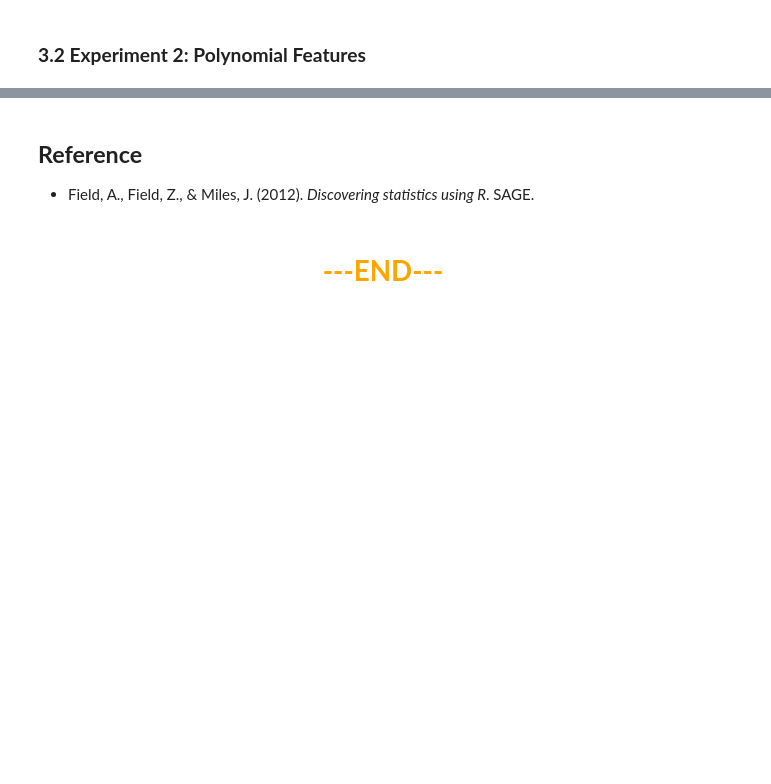
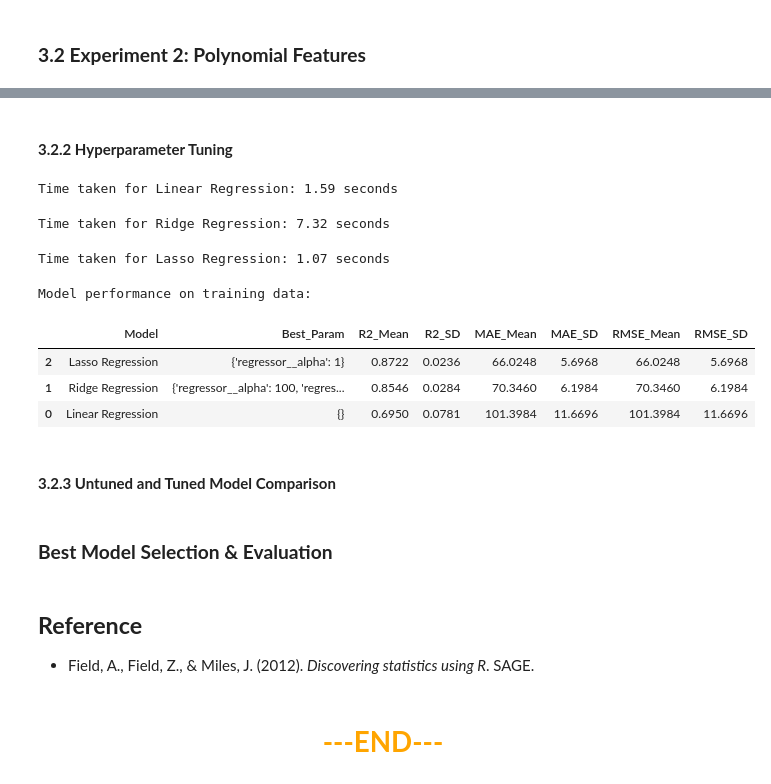
Before and after one commit to LingAdeu/dynamic-pricing-model, a Jupyter notebook: notebook/notebook.ipynb, the cells around one changed output, grey strips where cells are left out. Saved outputs shown, nothing was run; the diff lists cells and outputs as text; code cells hidden in the pictures; blank space fills up the shorter version.

```diff
--- a/notebook/notebook.ipynb
+++ b/notebook/notebook.ipynb
@@ -658,0 +790,10 @@ display(exp1_untuned, exp1_tuned)
+# %%
+# fit each model on seen data
+reg_linear.fit(X_train, y_train)
+reg_ridge.fit(X_train, y_train)
+reg_lasso.fit(X_train, y_train)
+
+# make predictions on unseen data
+y_pred_linear = reg_linear.predict(X_test)
+y_pred_ridge = reg_ridge.predict(X_test)
+y_pred_lasso = reg_lasso.predict(X_test)
@@ -658,0 +831,2 @@ display(exp1_untuned, exp1_tuned)
+# %% [markdown]
+#### **3.2.2 Hyperparameter Tuning**
@@ -658,0 +875,27 @@ display(exp1_untuned, exp1_tuned)
+# %%
+# fit GridSearchCV: Linear Regression
+start_time = time.time()
+grid_search_linear.fit(X_train, y_train)
+end_time = time.time()
+time_required = end_time - start_time
+print(f"Time taken for Linear Regression: {time_required:.2f} seconds")
+# %% [output]
+Time taken for Linear Regression: 1.59 seconds
+# %%
+# fit GridSearchCV: Ridge Regression
+start_time = time.time()
+grid_search_ridge.fit(X_train, y_train)
+end_time = time.time()
+time_required = end_time - start_time
+print(f"Time taken for Ridge Regression: {time_required:.2f} seconds")
+# %% [output]
+Time taken for Ridge Regression: 7.32 seconds
+# %%
+# fit GridSearchCV: Lasso Regression
+start_time = time.time()
+grid_search_lasso.fit(X_train, y_train)
+end_time = time.time()
+time_required = end_time - start_time
+print(f"Time taken for Lasso Regression: {time_required:.2f} seconds")
+# %% [output]
+Time taken for Lasso Regression: 1.07 seconds
@@ -659,3 +946,18 @@ display(exp1_untuned, exp1_tuned)
+# %%
+# display df
+pd.options.display.max_colwidth = None
+print('Model performance on training data:')
+display(exp2_tuned_training)
+# %% [output]
+Model performance on training data:
+|  | Model | Best_Param | R2_Mean | R2_SD | MAE_Mean | MAE_SD | RMSE_Mean | RMSE_SD |
+| 2 | Lasso Regression | {'regressor__alpha': 1} | 0.8722 | 0.0236 | 66.0248 | 5.6968 | 66.0248 | 5.6968 |
+| 1 | Ridge Regression | {'regressor__alpha': 100, 'regres... | 0.8546 | 0.0284 | 70.3460 | 6.1984 | 70.3460 | 6.1984 |
+| 0 | Linear Regression | {} | 0.6950 | 0.0781 | 101.3984 | 11.6696 | 101.3984 | 11.6696 |
+# %% [markdown]
+#### **3.2.3 Untuned and Tuned Model Comparison**
+# %% [markdown]
+### **Best Model Selection & Evaluation**
 # %% [markdown]
 ## **Reference**
 - Field, A., Field, Z., & Miles, J. (2012). *Discovering statistics using R*. SAGE.
```
Also changed, not shown: parts of 34 cells of this notebook.
